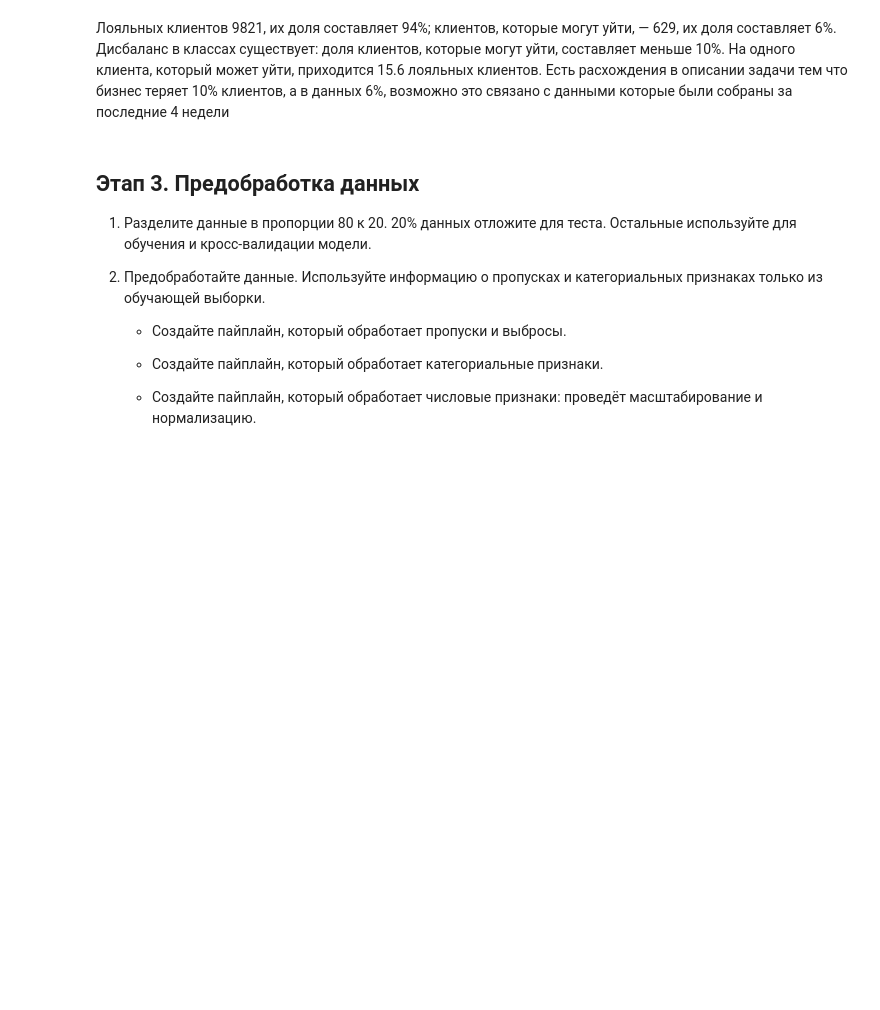
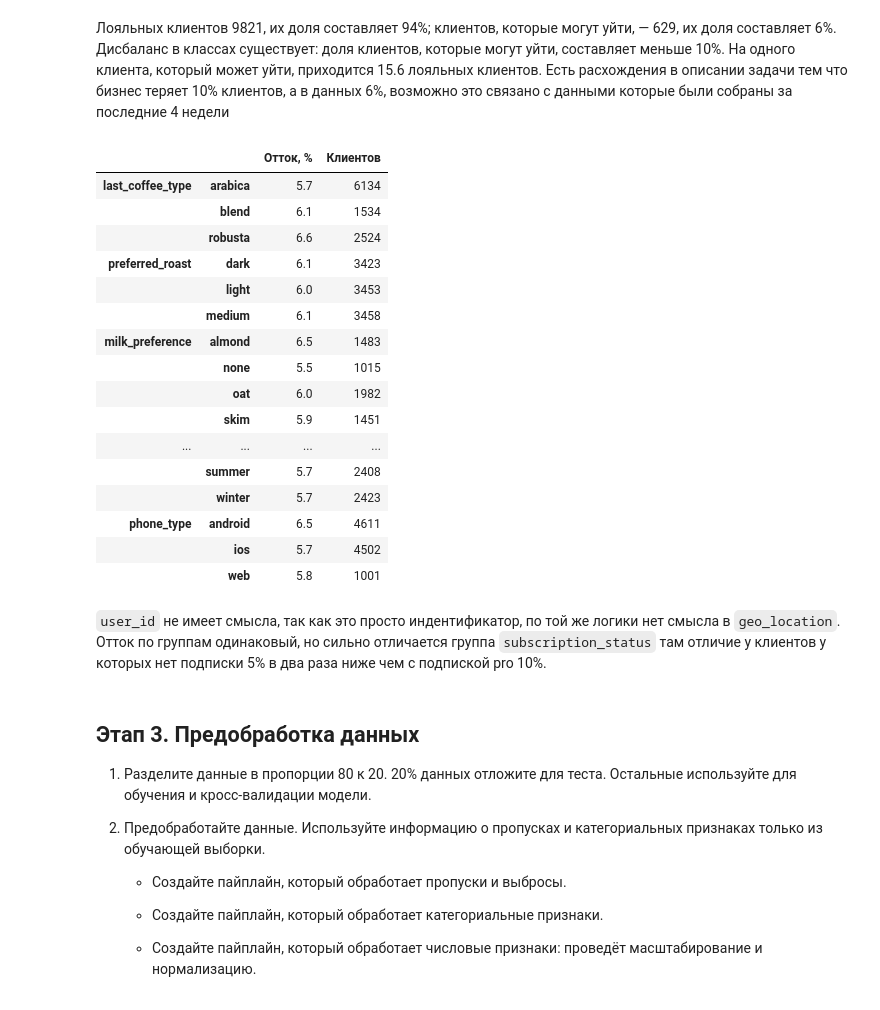
Before and after one commit to dontroublo/delivery-coffee, a Jupyter notebook: coffee_churn.ipynb, the cells around one changed output. Cells and saved outputs as stored; diff of their text form; code cells hidden in the pictures; blank space fills up the shorter version.

Commit message:
feat: EDA — отток по категориальным признакам (пункт 3)

```diff
--- a/coffee_churn.ipynb
+++ b/coffee_churn.ipynb
@@ -157,6 +157,39 @@ plt.show()
 [figure]
 # %% [markdown]
 Лояльных клиентов 9821, их доля составляет 94%; клиентов, которые могут уйти, — 629, их доля составляет 6%. Дисбаланс в классах существует: доля клиентов, которые могут уйти, составляет меньше 10%. На одного клиента, который может уйти, приходится 15.6 лояльных клиентов. Есть расхождения в описании задачи тем что бизнес теряет 10% клиентов, а в данных 6%, возможно это связано с данными которые были собраны за последние 4 недели
+# %%
+category_churn = []
+features = df.select_dtypes('object').columns.drop(['user_id', 'geo_location'])
+for column in features:
+    category_churn.append(df.groupby(column)['churn'].agg(['mean', 'count']))
+
+result = pd.concat(category_churn, keys=features)
+
+result['mean'] = (result['mean'] * 100).round(1)
+
+result = result.rename(columns={'mean': 'Отток, %', 'count': 'Клиентов'})
+
+result
+# %% [output]
+|  |  | Отток, % | Клиентов |
+| last_coffee_type | arabica | 5.7 | 6134 |
+|  | blend | 6.1 | 1534 |
+|  | robusta | 6.6 | 2524 |
+| preferred_roast | dark | 6.1 | 3423 |
+|  | light | 6.0 | 3453 |
+|  | medium | 6.1 | 3458 |
+| milk_preference | almond | 6.5 | 1483 |
+|  | none | 5.5 | 1015 |
+|  | oat | 6.0 | 1982 |
+|  | skim | 5.9 | 1451 |
+| ... | ... | ... | ... |
+|  | summer | 5.7 | 2408 |
+|  | winter | 5.7 | 2423 |
+| phone_type | android | 6.5 | 4611 |
+|  | ios | 5.7 | 4502 |
+|  | web | 5.8 | 1001 |
+# %% [markdown]
+`user_id` не имеет смысла, так как это просто индентификатор, по той же логики нет смысла в `geo_location`. Отток по группам одинаковый, но сильно отличается группа `subscription_status` там отличие у клиентов у которых нет подписки 5% в два раза ниже чем с подпиской pro 10%.
 # %% [markdown]
 ## Этап 3. Предобработка данных
 
```
